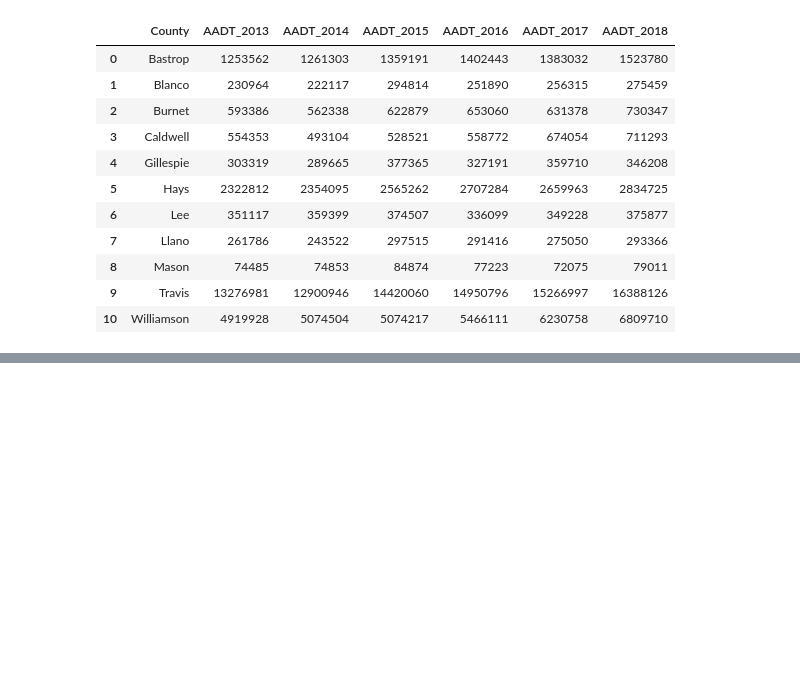
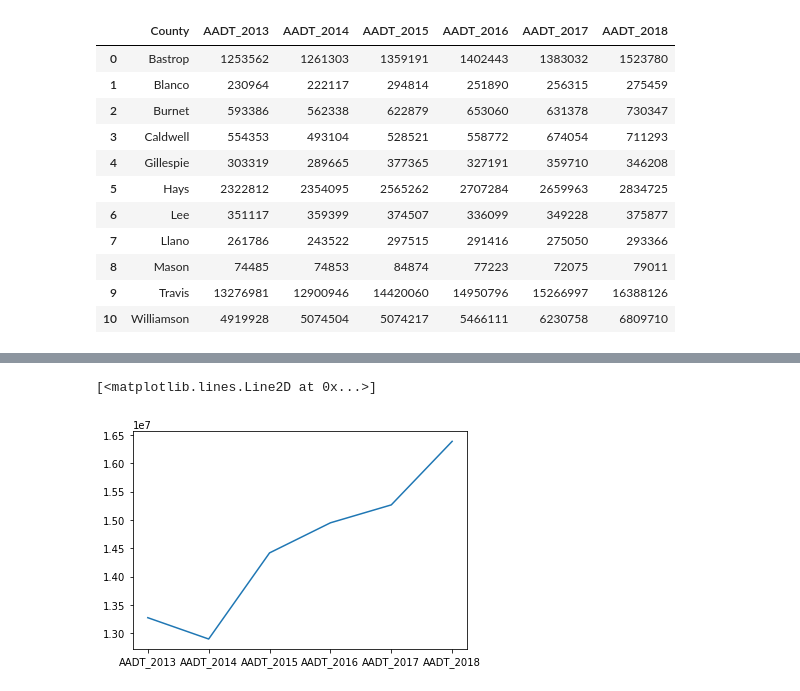
Before and after one commit to SaifeelMomin/Project1---Team_BigBend, a Jupyter notebook: Traffic.ipynb, the cells around one changed output, grey strips where cells are left out. Saved outputs shown, nothing was run; the diff lists cells and outputs as text; code cells hidden in the pictures; blank space fills up the shorter version.

```diff
--- a/Traffic.ipynb
+++ b/Traffic.ipynb
@@ -84,0 +100,5 @@ austin_df
+# %%
+plt.plot(austin_df.columns, austin_df.loc["Travis"])
+# %% [output]
+[<matplotlib.lines.Line2D at 0x...>]
+[figure, added]
```
Also changed, not shown: parts of 4 cells of this notebook.
